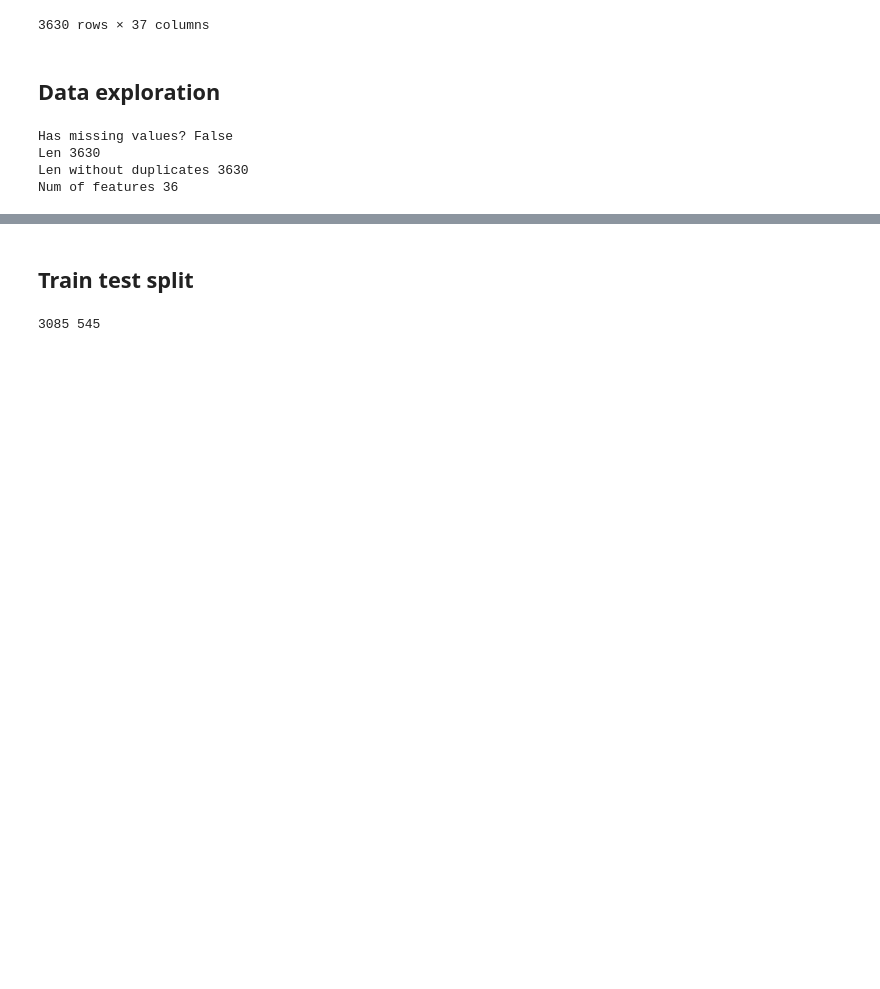
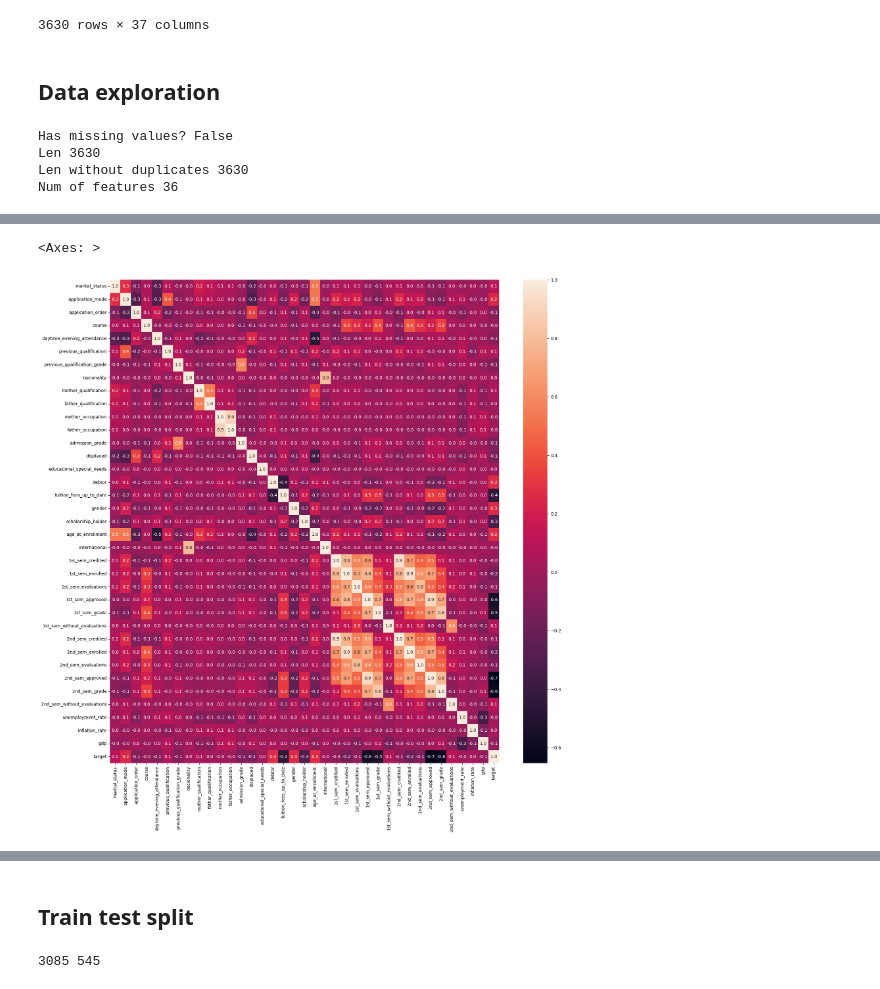
Before and after one commit to idj97/student_dropout, a Jupyter notebook: notebook.ipynb, the cells around one changed output, grey strips where cells are left out. Cells and saved outputs as stored; diff of their text form; code cells hidden in the pictures; blank space fills up the shorter version.

```diff
--- a/notebook.ipynb
+++ b/notebook.ipynb
@@ -110,5 +112,8 @@ Num of features 36
 # %%
-# plt.figure(figsize=(20,20))
-# sb.heatmap(df.corr(), annot=True, fmt=".1f")
-# # df.corr()
+plt.figure(figsize=(20,20))
+sb.heatmap(df.corr(), annot=True, fmt=".1f")
+# df.corr()
+# %% [output]
+<Axes: >
+[figure, added]
 # %%
```
Also changed, not shown: parts of 11 cells of this notebook, 17 other files.
